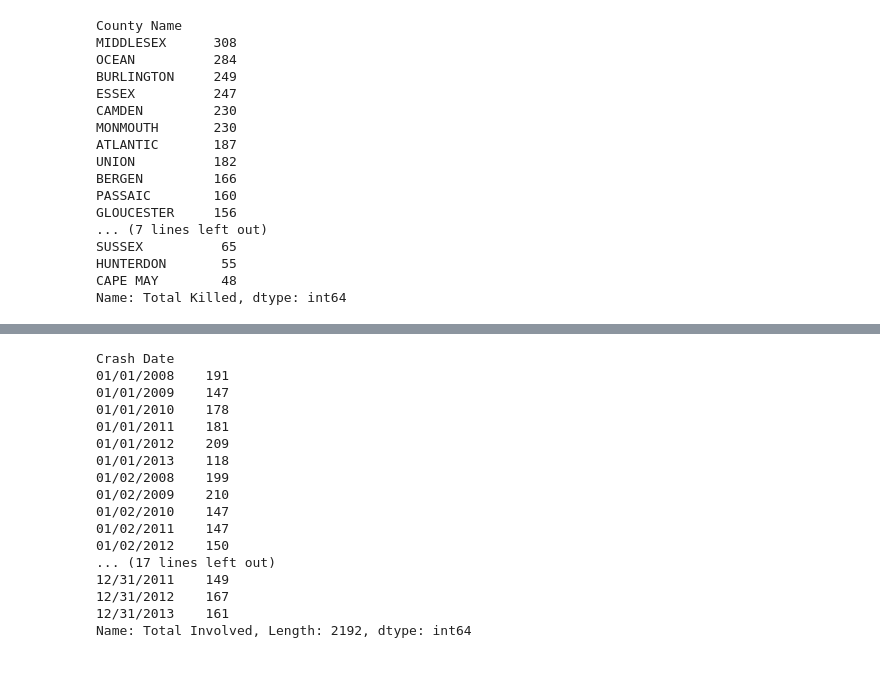
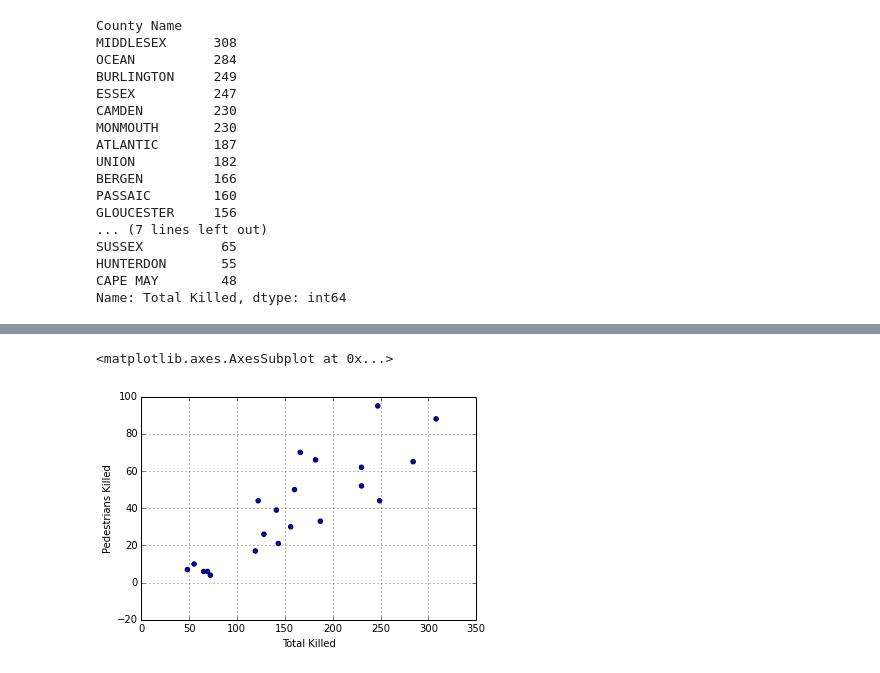
Before and after one commit to tswicegood/python-data-science-intro, a Jupyter notebook: Python for Data Analysis at NICAR15.ipynb, the cells around one changed output, grey strips where cells are left out. Saved outputs shown, nothing was run; the diff lists cells and outputs as text; code cells hidden in the pictures.

```diff
--- a/Python for Data Analysis at NICAR15.ipynb
+++ b/Python for Data Analysis at NICAR15.ipynb
@@ -259,3 +259,4 @@ Name: Total Killed, dtype: int64
 countydeaths = newframe.groupby('County Name').sum().iloc[:,1].order(ascending=False)
 # %%
 #convert date strings to actual python dates
+newframe['Crash Date']=newframe['Crash Date'].apply(lambda x: datetime.strptime(x, "%m/%d/%Y").date())
@@ -288,22 +272,9 @@ newframe['Total Involved']=newframe['Total Killed']+newframe['Total Injured']
 newframe['Crash Day Of Week']=newframe['Crash Day Of Week'].map(str.strip)
-# %%
-#histogram this
-newframe.groupby('Crash Date').sum().iloc[:,-1]
-# %% [output]
-Crash Date
-01/01/2008    191
-01/01/2009    147
-01/01/2010    178
-01/01/2011    181
-01/01/2012    209
-01/01/2013    118
-01/02/2008    199
-01/02/2009    210
-01/02/2010    147
-01/02/2011    147
-01/02/2012    150
-... (17 lines left out)
-12/31/2011    149
-12/31/2012    167
-12/31/2013    161
-Name: Total Involved, Length: 2192, dtype: int64
+# %%
+import matplotlib.pyplot as plt
+#let's scatter plot county name by total killed and pedestrians killed.
+countyframe = newframe.groupby('County Name').sum()
+countyframe.plot(kind='scatter', x='Total Killed', y='Pedestrians Killed')
+# %% [output]
+<matplotlib.axes.AxesSubplot at 0x...>
+[figure, added]
```
Also changed, not shown: parts of 7 cells of this notebook, 4 other files.
